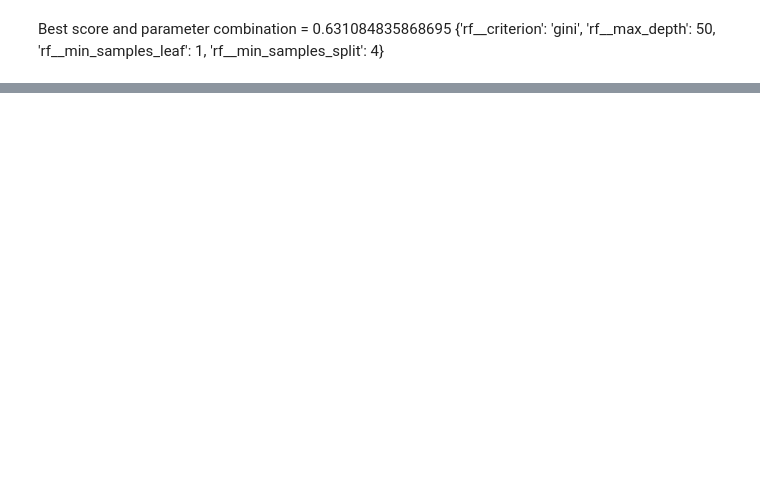
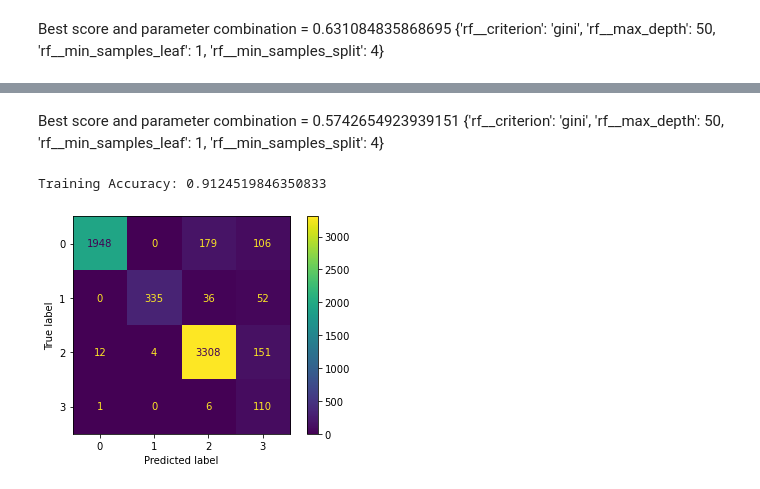
Before and after one commit to cjunhyuk/Apple-Google-Sentiment-Analysis, a Jupyter notebook: EDA.ipynb, the cells around one changed output, grey strips where cells are left out. Cells and saved outputs as stored; diff of their text form; code cells hidden in the pictures; blank space fills up the shorter version.

```diff
--- a/EDA.ipynb
+++ b/EDA.ipynb
@@ -447,0 +523,24 @@ Training Accuracy: 0.642822851656265
+# %% [markdown]
+Best score and parameter combination =
+0.5742654923939151
+{'rf__criterion': 'gini', 'rf__max_depth': 50, 'rf__min_samples_leaf': 1, 'rf__min_samples_split': 4}
+# %%
+rf_optimal_cv = imbpipeline(steps=[
+    ('preprocess', CountVectorizer()),
+    ('SMOTE', SMOTE(sampling_strategy = 'minority', random_state = 42)),
+    ('rf', RandomForestClassifier(criterion = 'gini', max_depth = 50, min_samples_leaf = 1,\
+                                  min_samples_split = 4, random_state=42))
+
+])
+
+
+rf_optimal_cv.fit(X_train_grid, y_train_grid)
+preds = rf_optimal_cv.predict(X_train_grid)
+print("Training Accuracy:", rf_optimal_cv.score(X_train_grid, y_train_grid))
+
+cm_rf_optimal = confusion_matrix(y_train_grid, preds)
+cm_rf__opt_display = ConfusionMatrixDisplay(cm_rf_optimal)
+cm_rf__opt_display.plot();
+# %% [output]
+Training Accuracy: 0.9124519846350833
+[figure, added]
```
Also changed, not shown: parts of 10 cells of this notebook.
